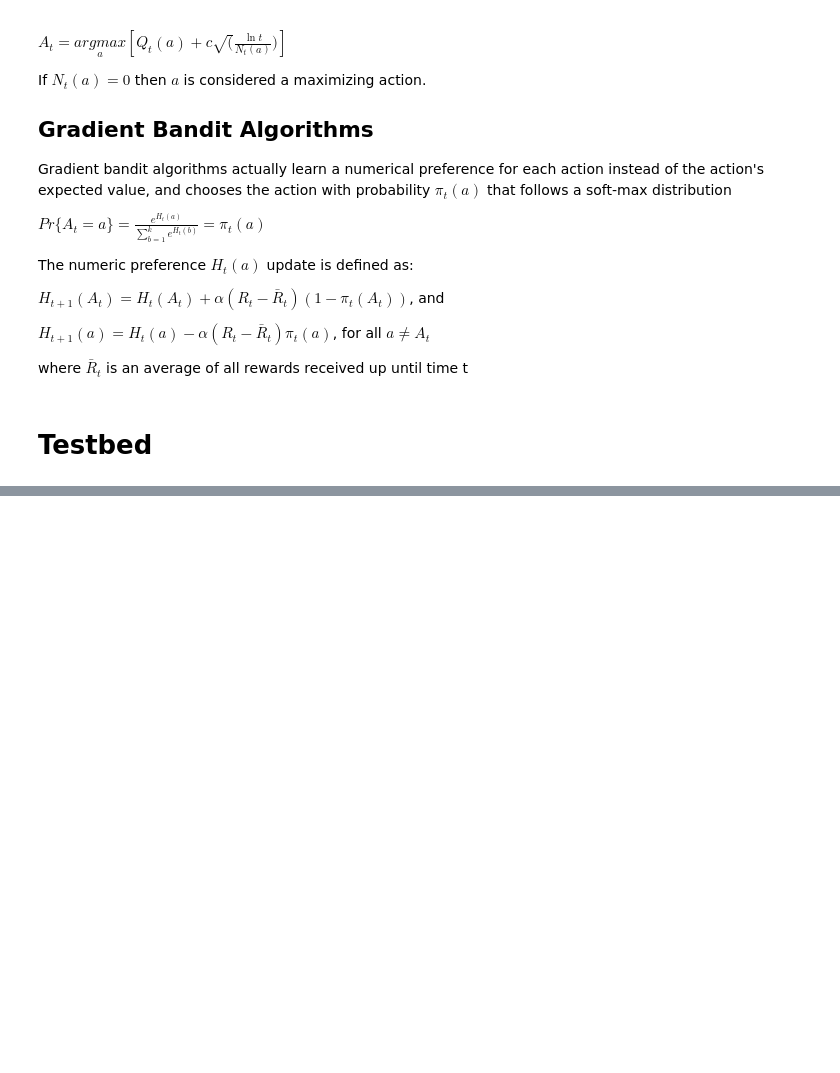
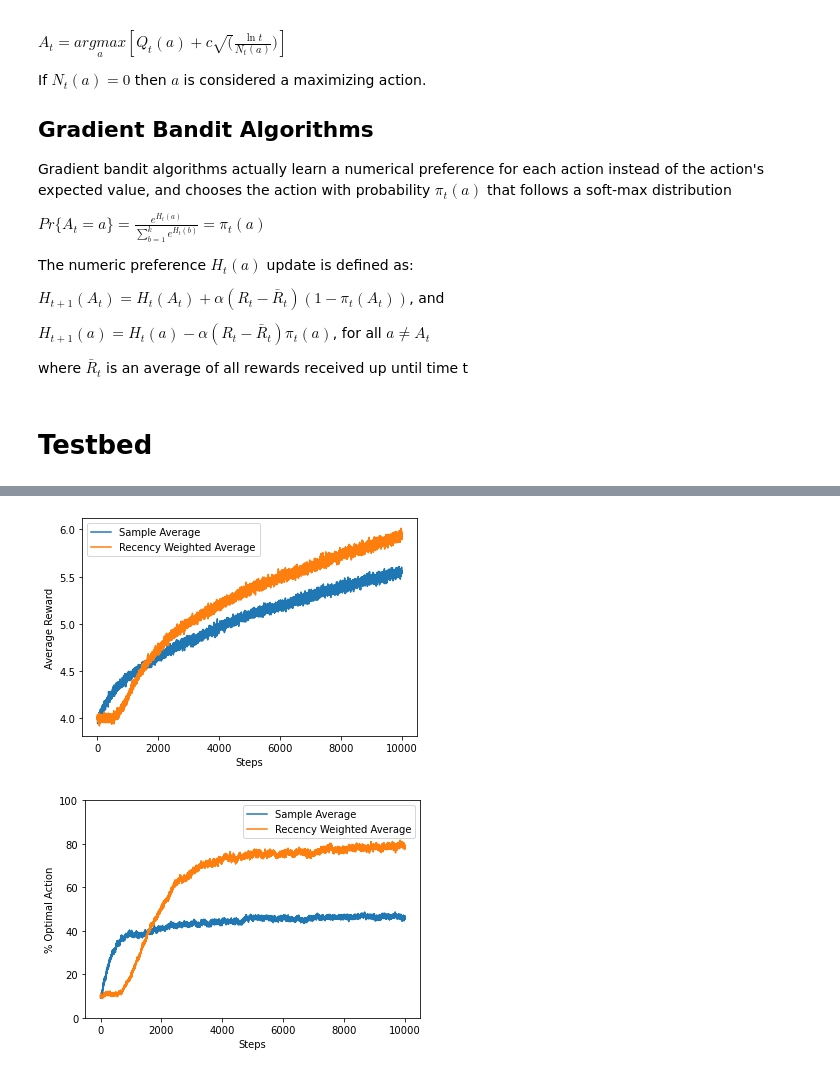
Before and after one commit to thurbridi/reinforcement-learning, a Jupyter notebook: notebooks/k-armed-bandit.ipynb, the cells around one changed output, grey strips where cells are left out. Saved outputs shown, nothing was run; the diff lists cells and outputs as text; code cells hidden in the pictures; blank space fills up the shorter version.

```diff
--- a/notebooks/k-armed-bandit.ipynb
+++ b/notebooks/k-armed-bandit.ipynb
@@ -196,0 +202,78 @@ ax.set(xlabel='Steps', ylabel='% Optimal Action', ylim=(0, 100))
+# %%
+class NonStationaryKArmedBandit:
+    def __init__(self, k, initial_value):
+        self.arms = np.zeros((k, 2))
+        self.arms[:,0] += initial_value
+        self.arms[:,1] += 1
+        self.optimal_action = 0 # for statistics
+
+    def pull(self, action):
+        k = self.arms.shape[0]
+        random_walk = np.random.normal(0, 0.01, size=(k,))
+        self.arms[:, 0] += random_walk
+
+        self.optimal_action = np.argmax(self.arms[:, 0])
+
+        mu, sigma = self.arms[action, :]
+        return np.random.normal(mu, sigma)
+# %%
+k = 10
+epsilon = 0.1
+alpha = 0.1
+runs = 2000
+steps = 10000
+
+histories = [{
+    'name': 'Sample Average',
+    'reward': np.zeros((runs, steps)),
+    'optimal_action': np.zeros((runs, steps))
+}, {
+    'name': 'Recency Weighted Average',
+    'reward': np.zeros((runs, steps)),
+    'optimal_action': np.zeros((runs, steps))
+}]
+
+
+for run in range(runs):
+    # Initialize a new test
+    bandit = NonStationaryKArmedBandit(k, 4)
+
+    # List of tuples (update_rule, action_selector, q, history)
+    methods = [
+        (SampleAverage(k), EpsilonGreedy(epsilon), np.zeros(k), histories[0]),
+        (ExponentialRecencyWeightedAverage(alpha), EpsilonGreedy(epsilon), np.zeros(k), histories[1]),
+    ]
+
+    # Loop
+    for step in range(steps):
+        for method in methods:
+            update_rule, action_selector, q, history = method
+
+            action = action_selector(q)
+
+            reward = bandit.pull(action)
+
+            q = update_rule(q, action, reward)
+
+            history['reward'][run, step] = reward
+            history['optimal_action'][run, step] = action == bandit.optimal_action # for statistics
+
+fig1, ax1 = plt.subplots()
+ax1.set(xlabel='Steps', ylabel='Average Reward', )
+fig2, ax2 = plt.subplots()
+ax2.set(xlabel='Steps', ylabel='% Optimal Action', ylim=(0, 100))
+
+for i, history in enumerate(histories):
+    avg_reward = np.sum(history['reward'], 0) / runs
+    optimal_action_percent = np.sum(history['optimal_action'], 0) * 100 / runs
+
+    # Plot average Rewards
+    ax1.plot(np.arange(steps), avg_reward, label=history['name'])
+    ax1.legend()
+
+    # Plot % Optimal Action
+    ax2.plot(np.arange(steps), optimal_action_percent, label=history['name'])
+    ax2.legend()
+# %% [output]
+[figure, added]
+[figure, added]
```
Also changed, not shown: parts of 4 cells of this notebook.
